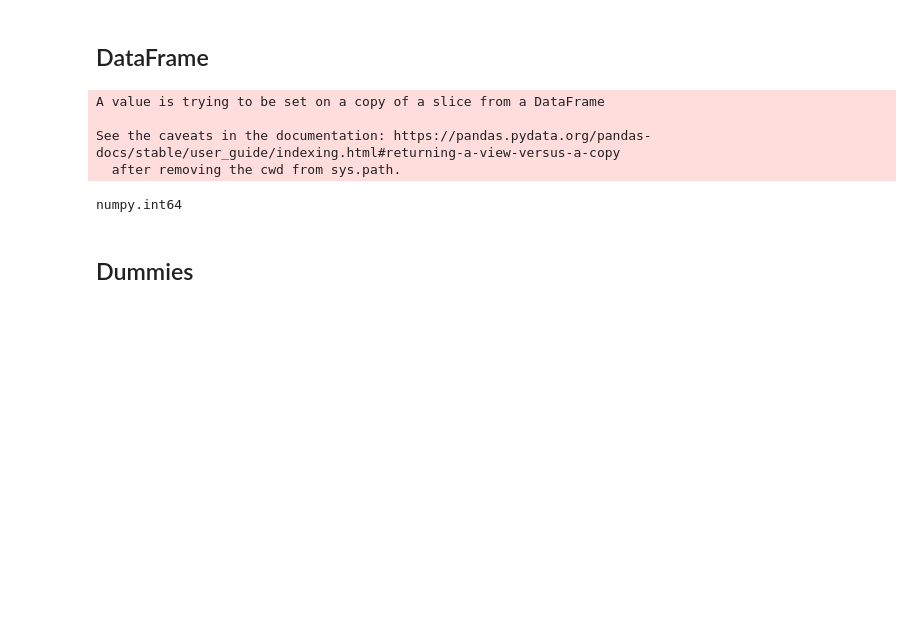
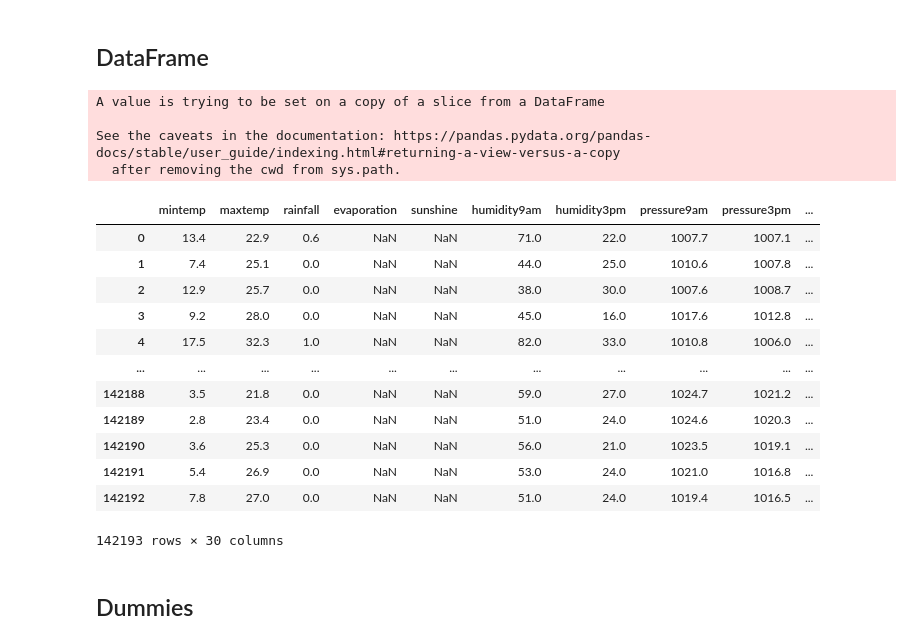
Before and after one commit to yguenka/IronHack-Projects, a Jupyter notebook: Project 7 - Itau Case/[Itau Case].ipynb, the cells around one changed output. Drawn from its saved outputs; the diff is of its cells as text; code cells hidden in the pictures; blank space fills up the shorter version.

```diff
--- a/Project 7 - Itau Case/[Itau Case].ipynb
+++ b/Project 7 - Itau Case/[Itau Case].ipynb
@@ -1367,14 +1387,26 @@ See the caveats in the documentation: https://pandas.pydata.org/pandas-docs/stab
   after removing the cwd from sys.path.
 # %%
 df = df.drop(columns=['date'])
-# %%
-type(df['month'][0])
-# %% [output]
-numpy.int64
 # %%
 df.to_csv('date_geo.csv')
 # %%
 df = pd.read_csv('date_geo.csv').drop(columns=['Unnamed: 0'])
+# %%
+df
+# %% [output]
+|  | mintemp | maxtemp | rainfall | evaporation | sunshine | humidity9am | humidity3pm | pressure9am | pressure3pm | ... |
+| 0 | 13.4 | 22.9 | 0.6 | NaN | NaN | 71.0 | 22.0 | 1007.7 | 1007.1 | ... |
+| 1 | 7.4 | 25.1 | 0.0 | NaN | NaN | 44.0 | 25.0 | 1010.6 | 1007.8 | ... |
+| 2 | 12.9 | 25.7 | 0.0 | NaN | NaN | 38.0 | 30.0 | 1007.6 | 1008.7 | ... |
+| 3 | 9.2 | 28.0 | 0.0 | NaN | NaN | 45.0 | 16.0 | 1017.6 | 1012.8 | ... |
+| 4 | 17.5 | 32.3 | 1.0 | NaN | NaN | 82.0 | 33.0 | 1010.8 | 1006.0 | ... |
+| ... | ... | ... | ... | ... | ... | ... | ... | ... | ... | ... |
+| 142188 | 3.5 | 21.8 | 0.0 | NaN | NaN | 59.0 | 27.0 | 1024.7 | 1021.2 | ... |
+| 142189 | 2.8 | 23.4 | 0.0 | NaN | NaN | 51.0 | 24.0 | 1024.6 | 1020.3 | ... |
+| 142190 | 3.6 | 25.3 | 0.0 | NaN | NaN | 56.0 | 21.0 | 1023.5 | 1019.1 | ... |
+| 142191 | 5.4 | 26.9 | 0.0 | NaN | NaN | 53.0 | 24.0 | 1021.0 | 1016.8 | ... |
+| 142192 | 7.8 | 27.0 | 0.0 | NaN | NaN | 51.0 | 24.0 | 1019.4 | 1016.5 | ... |
+142193 rows × 30 columns
 # %% [markdown]
 ## Dummies
 # %%
```
Also changed, not shown: parts of 26 cells of this notebook, 4 other files.
